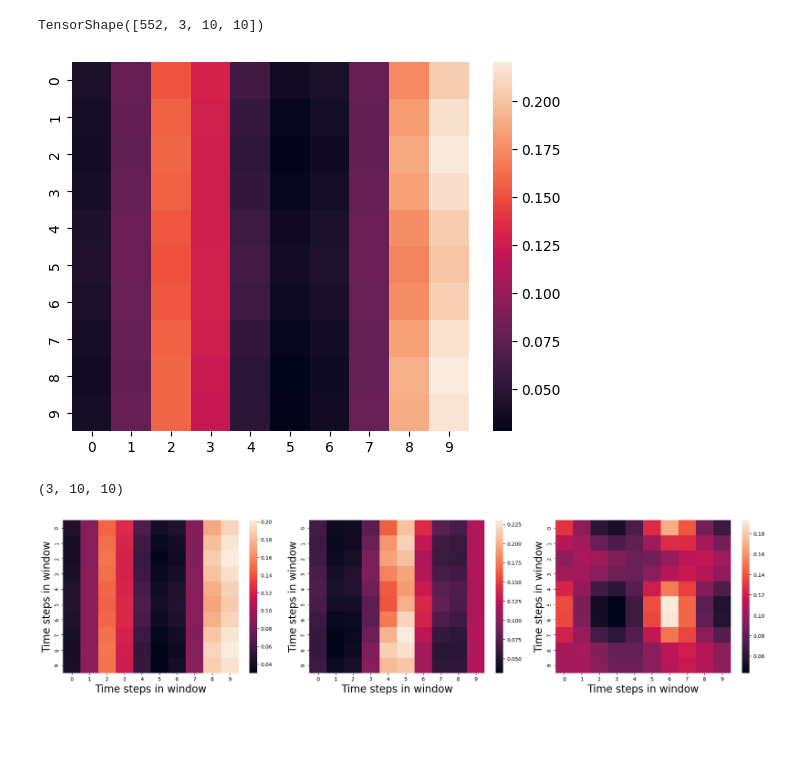
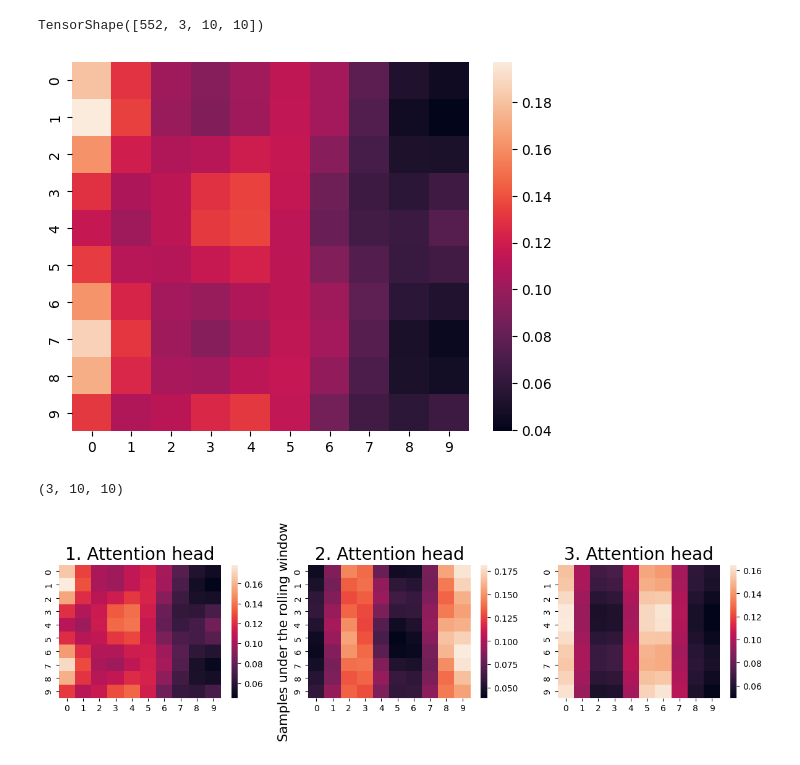
Before and after one commit to Marci0707/CryptoPredictions, a Jupyter notebook: useful_notebooks/weight_viz.ipynb, the cells around one changed output. Cells and saved outputs as stored; diff of their text form; code cells hidden in the pictures; blank space fills up the shorter version.

```diff
--- a/useful_notebooks/weight_viz.ipynb
+++ b/useful_notebooks/weight_viz.ipynb
@@ -5,7 +5,7 @@ from keras_nlp.layers import TransformerEncoder
 
 import keras.models
 
-model_path = r'..\archive\encoder_block_h0_p0_test\22-10-29_20-37-34_encoder_block_h0_p0\model'
+model_path = r'..\trainings\encoder_block_h0_p0_test\22-11-27_15-43-03_encoder_block_h0_p0_test\model'
 model = keras.models.load_model(model_path,custom_objects={'F1Score':F1Score})
 model.summary()
 # %% [output]
@@ -70,7 +70,7 @@ TensorShape([552, 3, 10, 10])
 import seaborn as sns
 ax = sns.heatmap(scores[0][0])
 # %% [output]
-[figure, old version]
+[figure, new version]
 # %%
 averaged_attentions = np.average(scores.numpy(),axis=0)
 averaged_attentions.shape
@@ -79,12 +79,15 @@ averaged_attentions.shape
 # %%
 from matplotlib import pyplot as plt
 
-fig,axes = plt.subplots(ncols=3,figsize=(20,5))
-for idx,ax in enumerate(axes):
+fig,axes = plt.subplots( ncols=3,figsize=(12,3))
+for idx,ax in enumerate(axes.flatten()):
     sns.heatmap(averaged_attentions[idx],ax=ax)
-    ax.set_ylabel('Time steps in window',fontsize=20)
-    ax.set_xlabel('Time steps in window',fontsize=20)
+    # ax.set_ylabel('Mozgó alatt levő a minták',fontsize=20)
+    # ax.set_xlabel('Mozgó alatt levő a minták',fontsize=20)
+    ax.set_title(f'{idx+1}. Attention head',fontsize=20)
+
+axes[1].set_ylabel('Samples under the rolling window',fontsize=15)
 plt.tight_layout()
 plt.savefig('../documents/figures/self_att_annotated.png')
 # %% [output]
-[figure, old version]
+[figure, new version]
```
Also changed, not shown: parts of 7 cells of this notebook, 7 other files.
